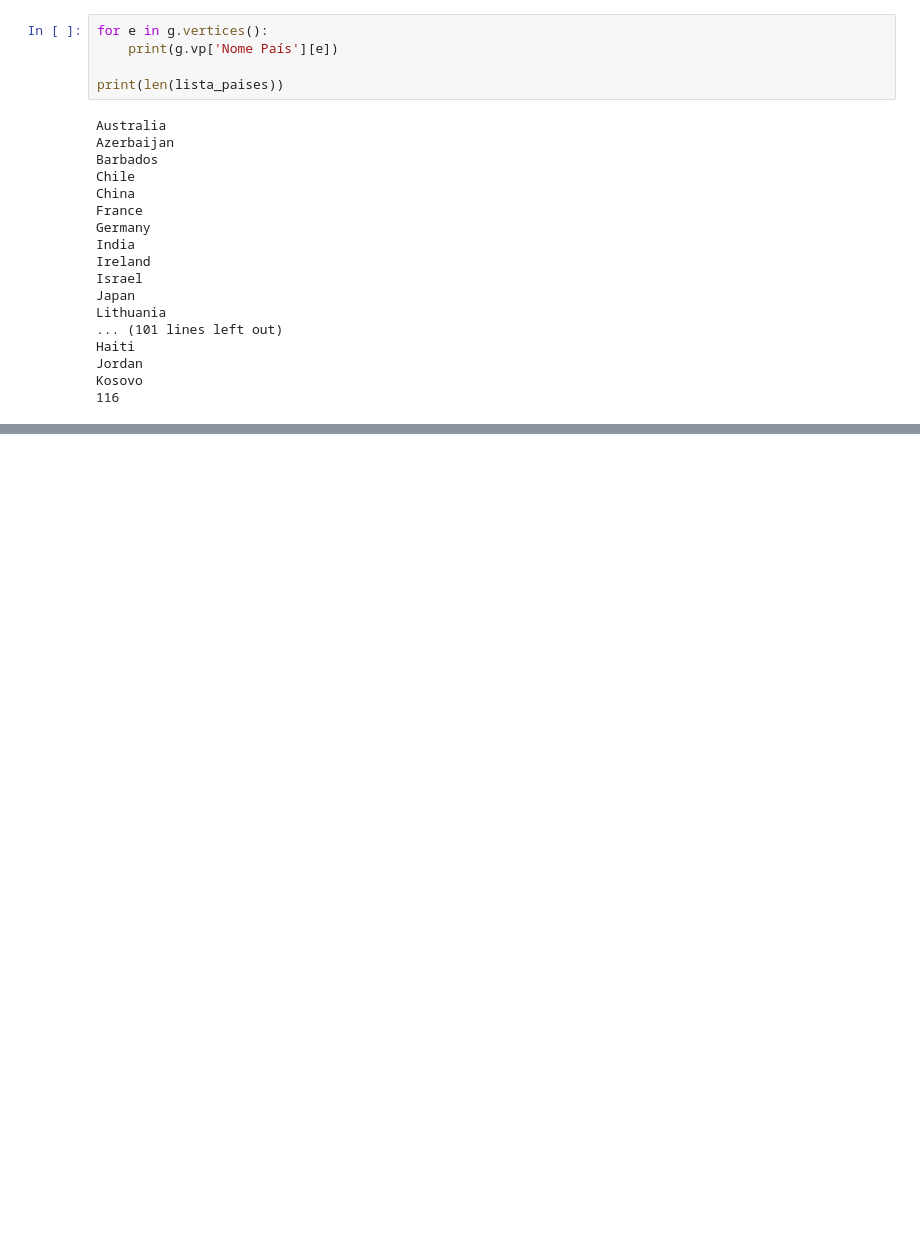
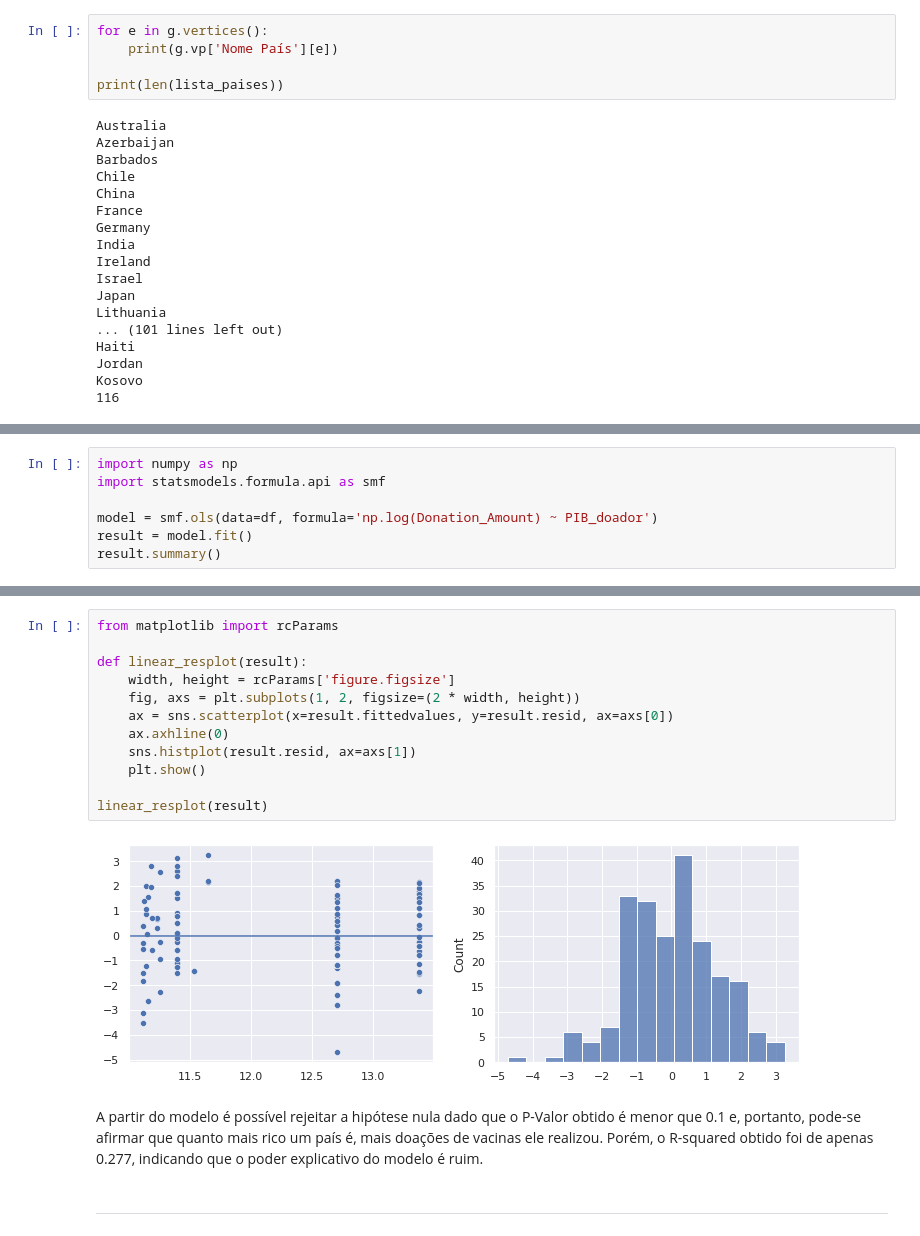
Before and after one commit to joaogcfa/ProjetoRedes, a Jupyter notebook: Projeto.ipynb, the cells around one changed output, grey strips where cells are left out. Cells and saved outputs as stored; diff of their text form; blank space fills up the shorter version.

```diff
--- a/Projeto.ipynb
+++ b/Projeto.ipynb
@@ -210,0 +236,7 @@ r.vertex_set_key('Nome País')
+# %%
+import numpy as np
+import statsmodels.formula.api as smf
+
+model = smf.ols(data=df, formula='np.log(Donation_Amount) ~ PIB_doador')
+result = model.fit()
+result.summary()
@@ -210,0 +265,18 @@ r.vertex_set_key('Nome País')
+# %%
+from matplotlib import rcParams
+
+def linear_resplot(result):
+    width, height = rcParams['figure.figsize']
+    fig, axs = plt.subplots(1, 2, figsize=(2 * width, height))
+    ax = sns.scatterplot(x=result.fittedvalues, y=result.resid, ax=axs[0])
+    ax.axhline(0)
+    sns.histplot(result.resid, ax=axs[1])
+    plt.show()
+
+linear_resplot(result)
+# %% [output]
+[figure, added]
+# %% [markdown]
+A partir do modelo é possível rejeitar a hipótese nula dado que o P-Valor obtido é menor que 0.1 e, portanto, pode-se afirmar que quanto mais rico um país é, mais doações de vacinas ele realizou. Porém, o R-squared obtido foi de apenas 0.277, indicando que o poder explicativo do modelo é ruim.
+# %% [markdown]
+---
```
Also changed, not shown: parts of 21 cells of this notebook.
